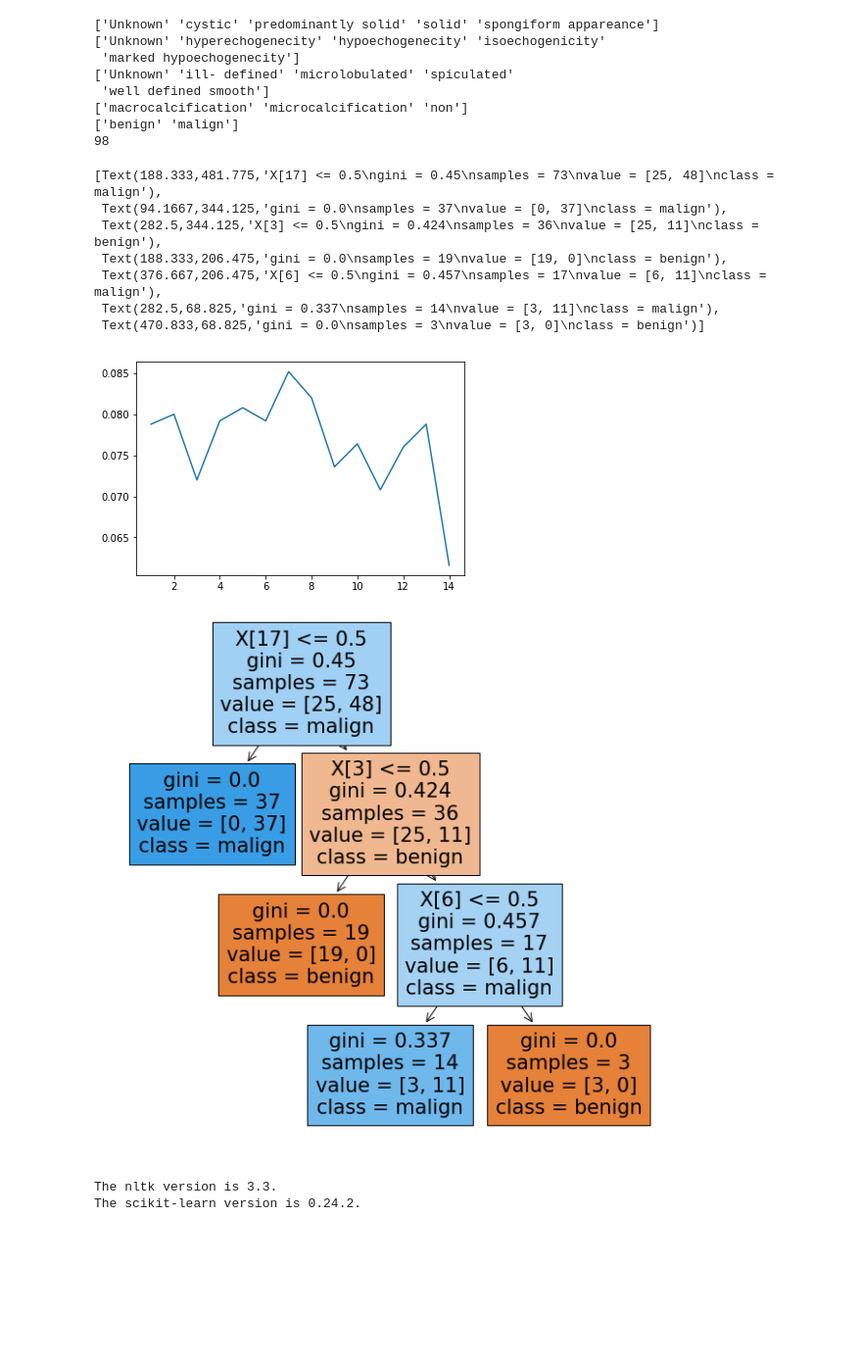
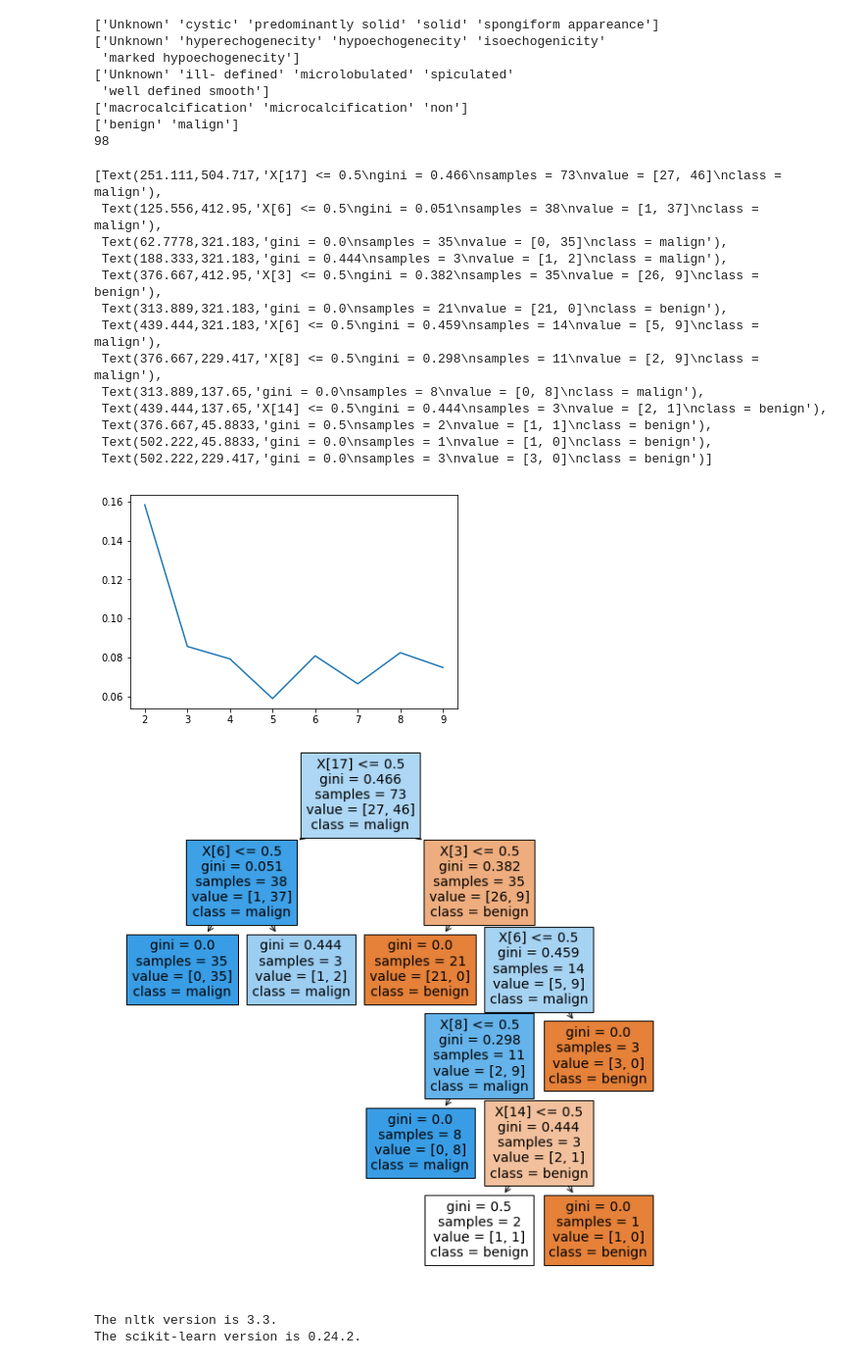
Before and after one commit to rpmihail/thyroid, a Jupyter notebook: code/explore_dataset.ipynb, the cells around one changed output. Shown: that part at 98% size. Saved outputs shown, nothing was run; the diff lists cells and outputs as text; code cells hidden in the pictures; blank space fills up the shorter version.

Commit message:
fixed bug in decision tree experiment

```diff
--- a/code/explore_dataset.ipynb
+++ b/code/explore_dataset.ipynb
@@ -117,42 +117,50 @@ features_onehot = ohe.transform(feature_vec)
 # %%
 from sklearn.tree import DecisionTreeClassifier
 from sklearn.model_selection import train_test_split
 
+max_leaf_nodes = 10
+
 errors = []
-for leaf_nodes in range(1, 15):
+for leaf_nodes in range(2, max_leaf_nodes):
   e = []
   for i in range(100):
     X_train, X_test, y_train, y_test = train_test_split(features_onehot, labels)
-    estimator = DecisionTreeClassifier(max_leaf_nodes=4)
+    estimator = DecisionTreeClassifier(max_leaf_nodes=leaf_nodes)
     estimator.fit(X_train, y_train)
     y_prediction = estimator.predict(X_test)
     #print(y_test.squeeze())
     #print(y_prediction)
 
     error = (np.abs(y_test.squeeze() - y_prediction)>0).astype(int)
     e.append(np.sum(error)/np.size(y_prediction))
   average_error = np.mean(e)
   errors.append(average_error)
 
 
 plt.figure()
-plt.plot(np.array(list(range(1, 15))), errors)
+plt.plot(np.array(list(range(2, max_leaf_nodes))), errors)
 
 
 from sklearn.tree import plot_tree
 
 plt.figure(figsize=(10, 10))
 plot_tree(estimator, class_names=['benign', 'malign'], filled=True)
 # %% [output]
-[Text(188.333,481.775,'X[17] <= 0.5\ngini = 0.45\nsamples = 73\nvalue = [25, 48]\nclass = malign'),
- Text(94.1667,344.125,'gini = 0.0\nsamples = 37\nvalue = [0, 37]\nclass = malign'),
- Text(282.5,344.125,'X[3] <= 0.5\ngini = 0.424\nsamples = 36\nvalue = [25, 11]\nclass = benign'),
- Text(188.333,206.475,'gini = 0.0\nsamples = 19\nvalue = [19, 0]\nclass = benign'),
- Text(376.667,206.475,'X[6] <= 0.5\ngini = 0.457\nsamples = 17\nvalue = [6, 11]\nclass = malign'),
- Text(282.5,68.825,'gini = 0.337\nsamples = 14\nvalue = [3, 11]\nclass = malign'),
- Text(470.833,68.825,'gini = 0.0\nsamples = 3\nvalue = [3, 0]\nclass = benign')]
+[Text(251.111,504.717,'X[17] <= 0.5\ngini = 0.466\nsamples = 73\nvalue = [27, 46]\nclass = malign'),
+ Text(125.556,412.95,'X[6] <= 0.5\ngini = 0.051\nsamples = 38\nvalue = [1, 37]\nclass = malign'),
+ Text(62.7778,321.183,'gini = 0.0\nsamples = 35\nvalue = [0, 35]\nclass = malign'),
+ Text(188.333,321.183,'gini = 0.444\nsamples = 3\nvalue = [1, 2]\nclass = malign'),
+ Text(376.667,412.95,'X[3] <= 0.5\ngini = 0.382\nsamples = 35\nvalue = [26, 9]\nclass = benign'),
+ Text(313.889,321.183,'gini = 0.0\nsamples = 21\nvalue = [21, 0]\nclass = benign'),
+ Text(439.444,321.183,'X[6] <= 0.5\ngini = 0.459\nsamples = 14\nvalue = [5, 9]\nclass = malign'),
+ Text(376.667,229.417,'X[8] <= 0.5\ngini = 0.298\nsamples = 11\nvalue = [2, 9]\nclass = malign'),
+ Text(313.889,137.65,'gini = 0.0\nsamples = 8\nvalue = [0, 8]\nclass = malign'),
+ Text(439.444,137.65,'X[14] <= 0.5\ngini = 0.444\nsamples = 3\nvalue = [2, 1]\nclass = benign'),
+ Text(376.667,45.8833,'gini = 0.5\nsamples = 2\nvalue = [1, 1]\nclass = benign'),
+ Text(502.222,45.8833,'gini = 0.0\nsamples = 1\nvalue = [1, 0]\nclass = benign'),
+ Text(502.222,229.417,'gini = 0.0\nsamples = 3\nvalue = [3, 0]\nclass = benign')]
-[figure, old version]
+[figure, new version]
-[figure, old version]
+[figure, new version]
 # %%
 import nltk
 import sklearn
```
Also changed, not shown: parts of 1 cell of this notebook.
